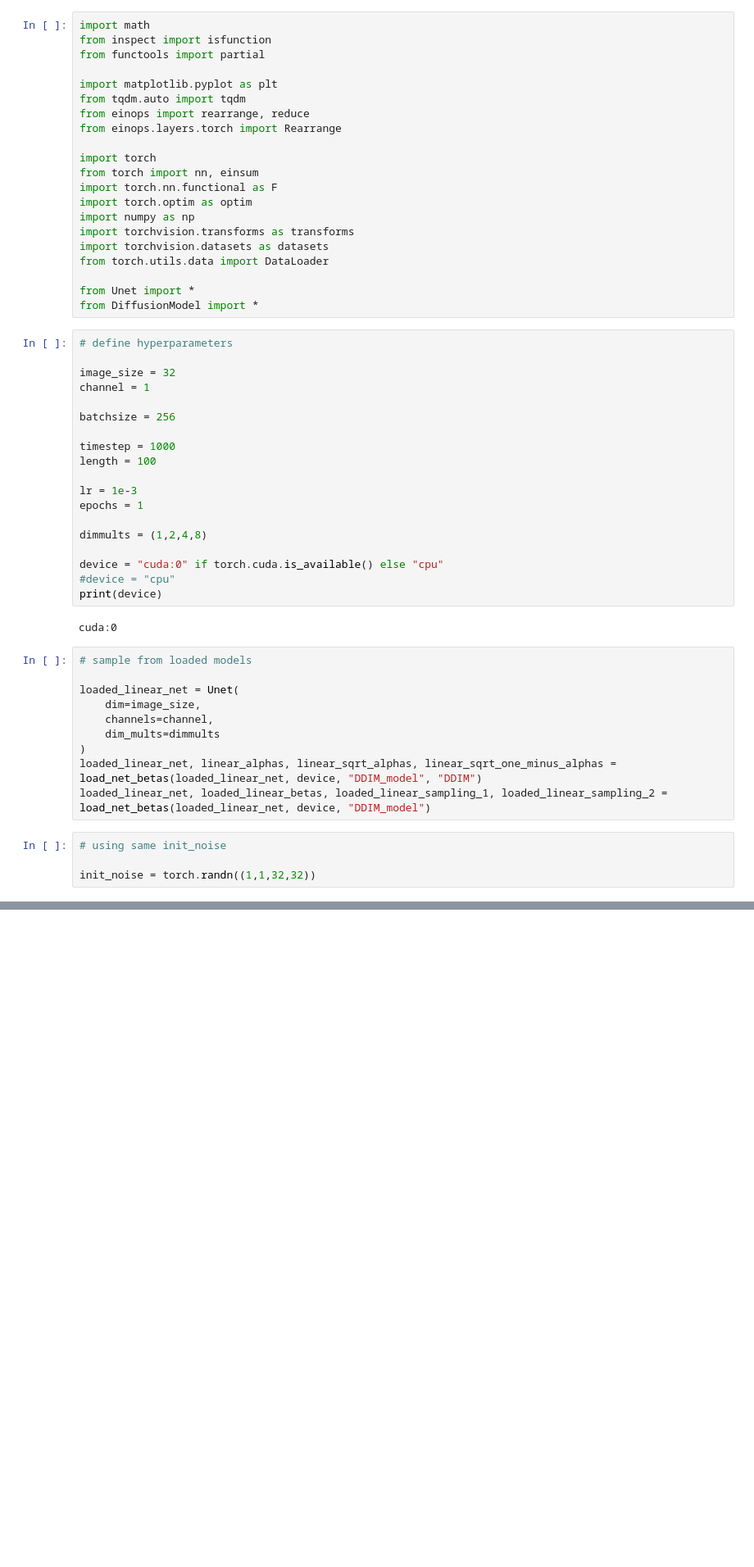
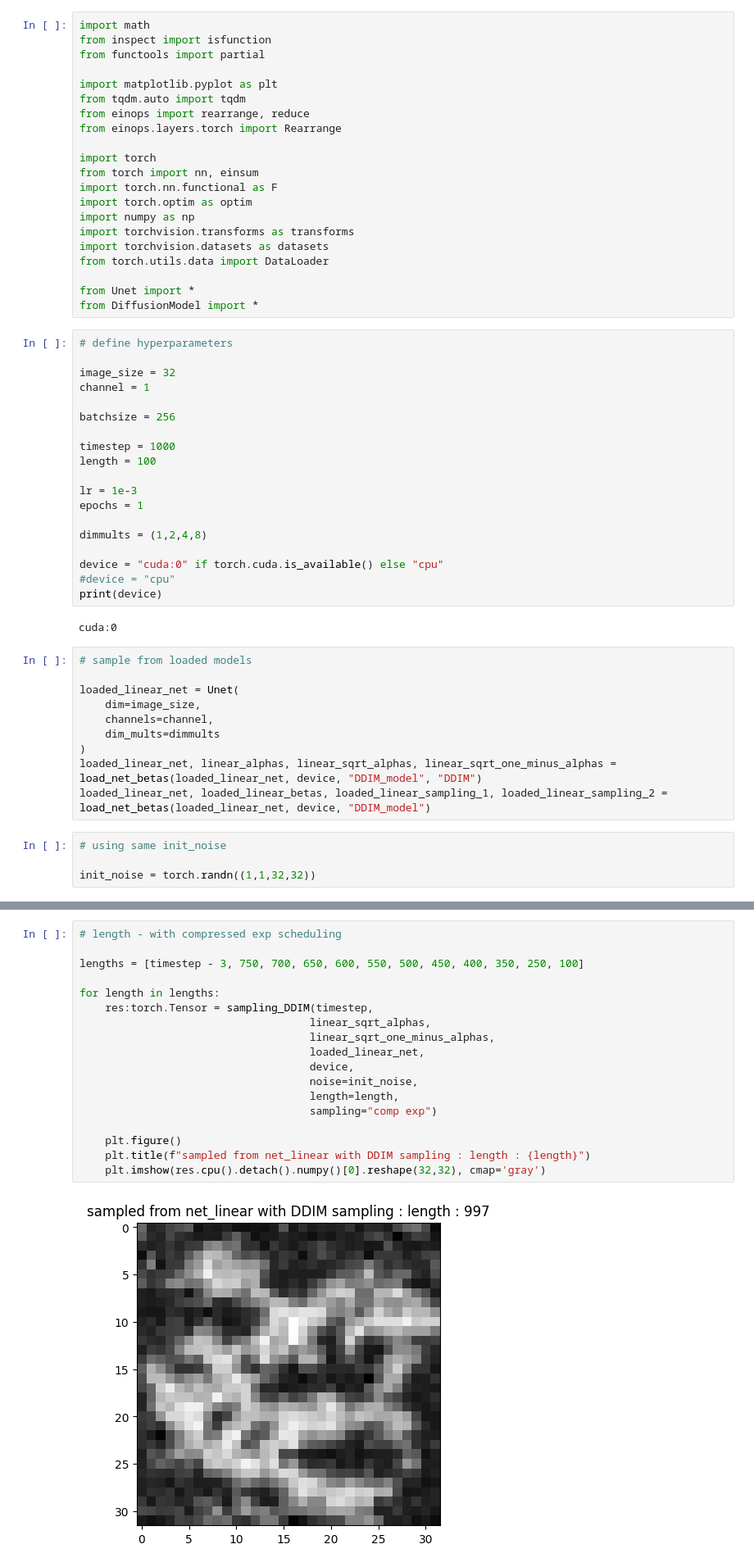
Before and after one commit to saychuwho/diffusion, a Jupyter notebook: DDIM_sampling.ipynb, the cells around one changed output, grey strips where cells are left out. Shown at 82% size. Drawn from its saved outputs; the diff is of its cells as text; blank space fills up the shorter version.

```diff
--- a/DDIM_sampling.ipynb
+++ b/DDIM_sampling.ipynb
@@ -158,0 +159,20 @@ plt.imshow(res.cpu().detach().numpy()[0].reshape(32,32), cmap='gray')
+# %%
+# length - with compressed exp scheduling
+
+lengths = [timestep - 3, 750, 700, 650, 600, 550, 500, 450, 400, 350, 250, 100]
+
+for length in lengths:
+    res:torch.Tensor = sampling_DDIM(timestep,
+                                    linear_sqrt_alphas,
+                                    linear_sqrt_one_minus_alphas,
+                                    loaded_linear_net,
+                                    device,
+                                    noise=init_noise,
+                                    length=length,
+                                    sampling="comp exp")
+
+    plt.figure()
+    plt.title(f"sampled from net_linear with DDIM sampling : length : {length}")
+    plt.imshow(res.cpu().detach().numpy()[0].reshape(32,32), cmap='gray')
+# %% [output]
+[figure, added]
```
Also changed, not shown: parts of 6 cells of this notebook, 6 other files.
